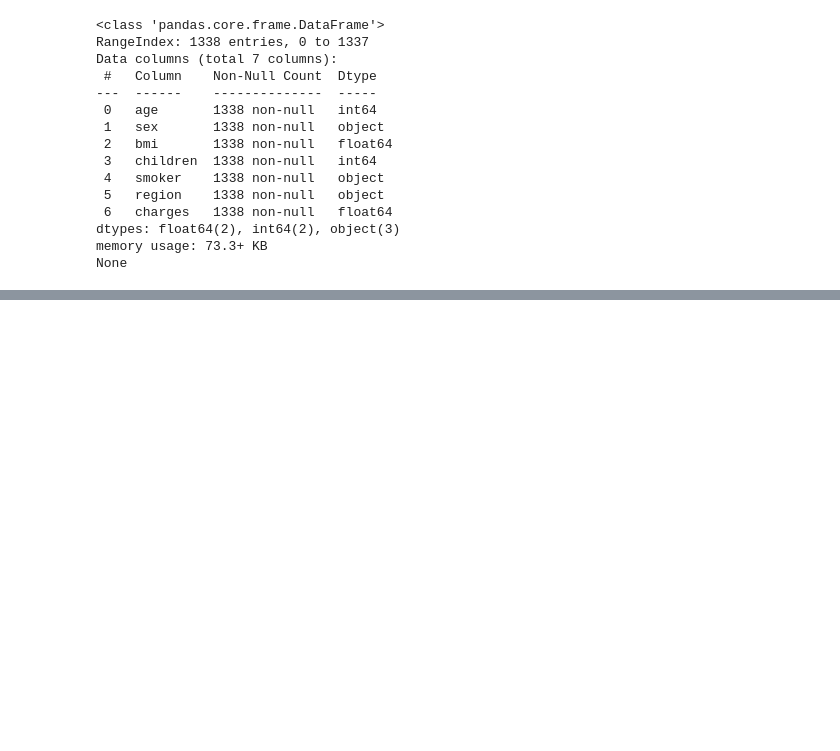
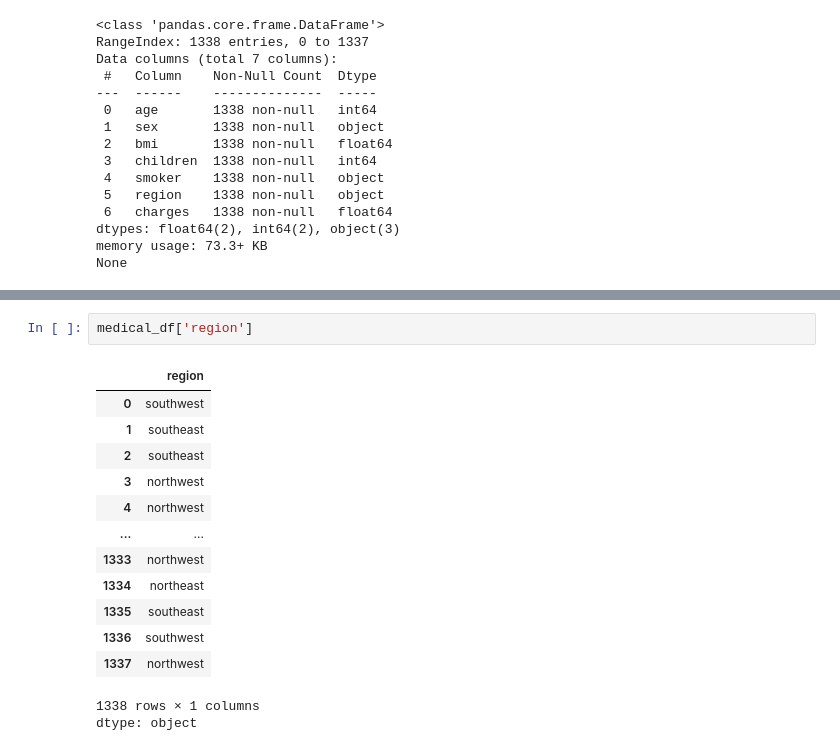
Before and after one commit to Aswin-S-Aswin/MachineLearning_MedicalReport, a Jupyter notebook: Machine_learning.ipynb, the cells around one changed output, grey strips where cells are left out. Cells and saved outputs as stored; diff of their text form; blank space fills up the shorter version.

```diff
--- a/Machine_learning.ipynb
+++ b/Machine_learning.ipynb
@@ -666,0 +714,17 @@ None
+# %%
+medical_df['region']
+# %% [output]
+|  | region |
+| 0 | southwest |
+| 1 | southeast |
+| 2 | southeast |
+| 3 | northwest |
+| 4 | northwest |
+| ... | ... |
+| 1333 | northwest |
+| 1334 | northeast |
+| 1335 | southeast |
+| 1336 | southwest |
+| 1337 | northwest |
+1338 rows × 1 columns
+dtype: object
```
Also changed, not shown: parts of 11 cells of this notebook.
